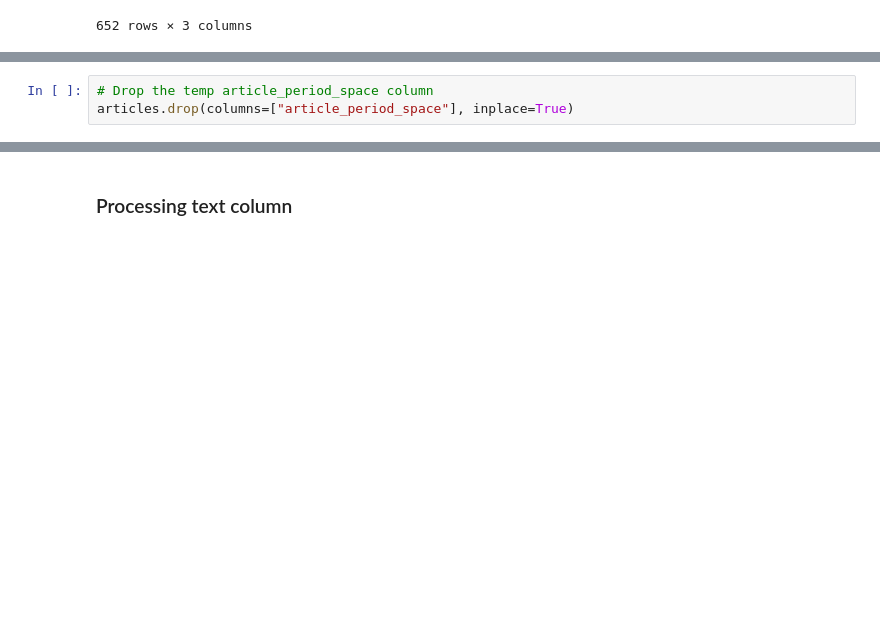
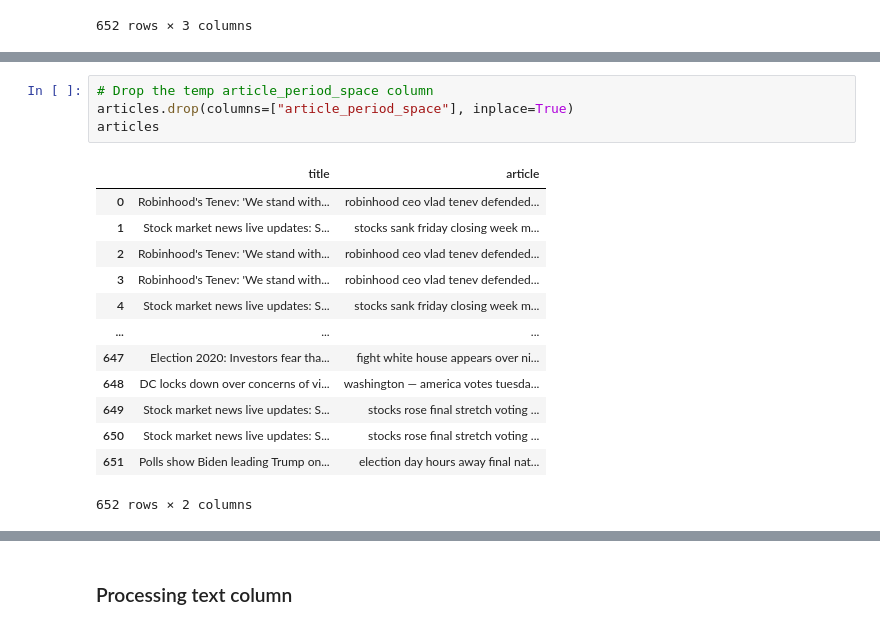
Before and after one commit to selkhayri/Fake_News_Detector, a Jupyter notebook: Data-Mining-With-Python/Final Exam/Final_Exam-Classifier.ipynb, the cells around one changed output, grey strips where cells are left out. Drawn from its saved outputs; the diff is of its cells as text; blank space fills up the shorter version.

```diff
--- a/Data-Mining-With-Python/Final Exam/Final_Exam-Classifier.ipynb
+++ b/Data-Mining-With-Python/Final Exam/Final_Exam-Classifier.ipynb
@@ -236,6 +252,21 @@ articles.article = [x[0] for x in articles.article_period_space]
 # %%
 # Drop the temp article_period_space column
 articles.drop(columns=["article_period_space"], inplace=True)
+articles
+# %% [output]
+|  | title | article |
+| 0 | Robinhood's Tenev: 'We stand with... | robinhood ceo vlad tenev defended... |
+| 1 | Stock market news live updates: S... | stocks sank friday closing week m... |
+| 2 | Robinhood's Tenev: 'We stand with... | robinhood ceo vlad tenev defended... |
+| 3 | Robinhood's Tenev: 'We stand with... | robinhood ceo vlad tenev defended... |
+| 4 | Stock market news live updates: S... | stocks sank friday closing week m... |
+| ... | ... | ... |
+| 647 | Election 2020: Investors fear tha... | fight white house appears over ni... |
+| 648 | DC locks down over concerns of vi... | washington — america votes tuesda... |
+| 649 | Stock market news live updates: S... | stocks rose final stretch voting ... |
+| 650 | Stock market news live updates: S... | stocks rose final stretch voting ... |
+| 651 | Polls show Biden leading Trump on... | election day hours away final nat... |
+652 rows × 2 columns
 # %%
 # Lemmatize words
 articles.article = lemmatize(articles,"article")
```
Also changed, not shown: parts of 12 cells of this notebook, 4 other files.
